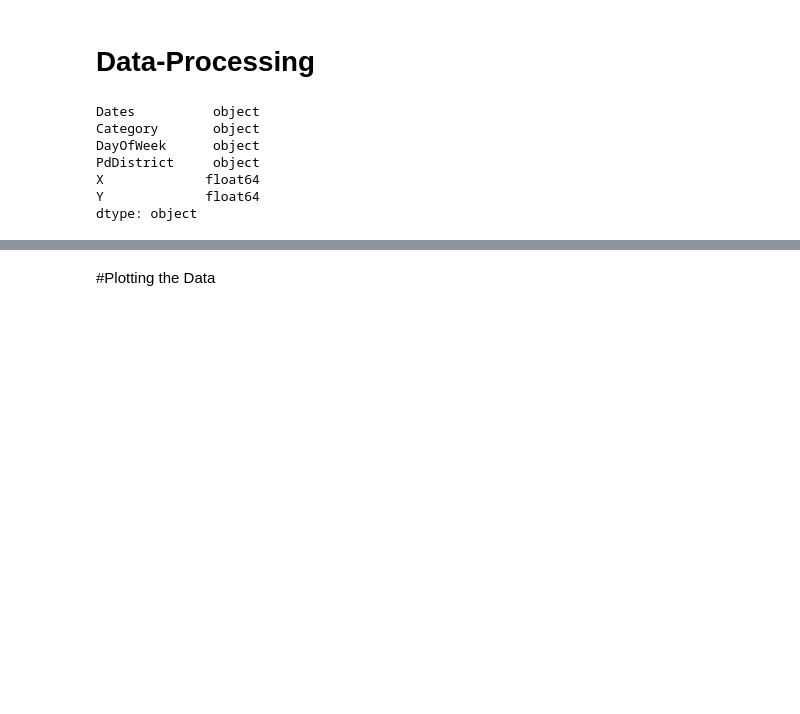
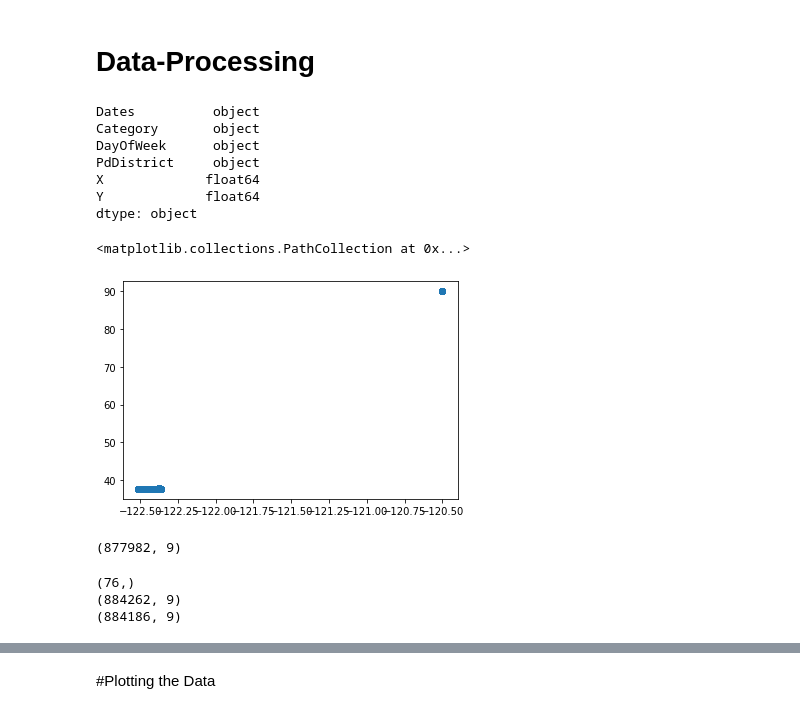
Before and after one commit to Pink-Raccoon/MLDM_KaggleProjekt, a Jupyter notebook: KaggleMiniprojekt.ipynb, the cells around one changed output, grey strips where cells are left out. Cells and saved outputs as stored; diff of their text form; code cells hidden in the pictures; blank space fills up the shorter version.

```diff
--- a/KaggleMiniprojekt.ipynb
+++ b/KaggleMiniprojekt.ipynb
@@ -66 +84,8 @@ test_data = test_data.drop(columns=['Dates'])
 test_data.dropna(inplace=True)
+# %%
+plt.scatter(train_data.X, train_data.Y)
+#coordinate = np.stack((train_data.X, train_data.Y), axis=1)
+#plt.scatter(coordinate[:, 0], coordinate[:, 1])
+# %% [output]
+<matplotlib.collections.PathCollection at 0x...>
+[figure, added]
@@ -66,0 +96,20 @@ test_data.dropna(inplace=True)
+# %%
+train_data = train_data[train_data["Y"] < 40.]
+train_data.drop_duplicates()
+print(train_data.shape)
+# %% [output]
+(877982, 9)
+# %%
+#plt.scatter(test_data.X, test_data.Y)
+
+filtered_coordinate = test_data.Y > 40
+new_coord = test_data.Y[filtered_coordinate]
+print(new_coord.shape)
+
+print(test_data.shape)
+test_data = test_data[test_data["Y"] < 40.]
+print(test_data.shape)
+# %% [output]
+(76,)
+(884262, 9)
+(884186, 9)
```
Also changed, not shown: parts of 33 cells of this notebook.
